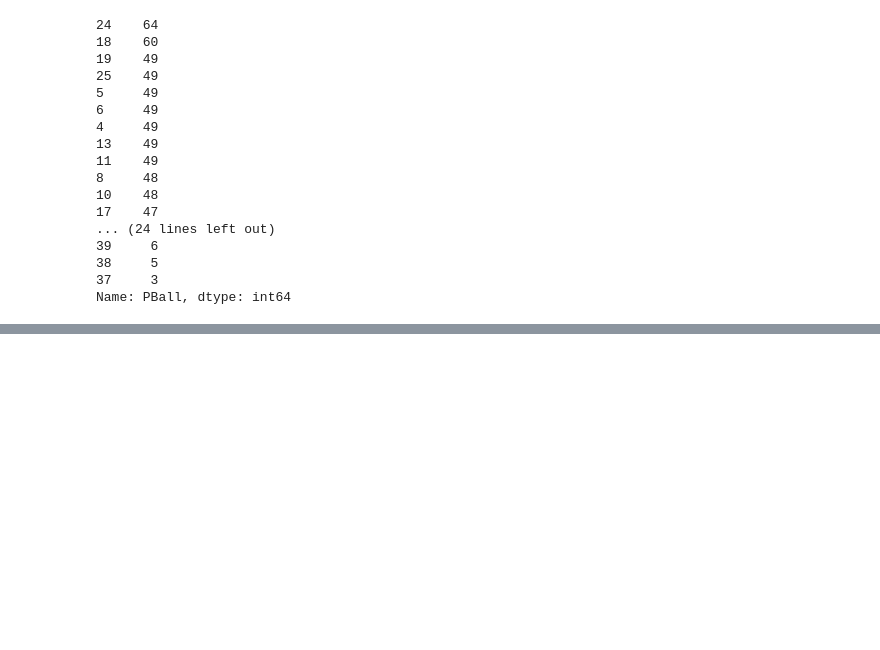
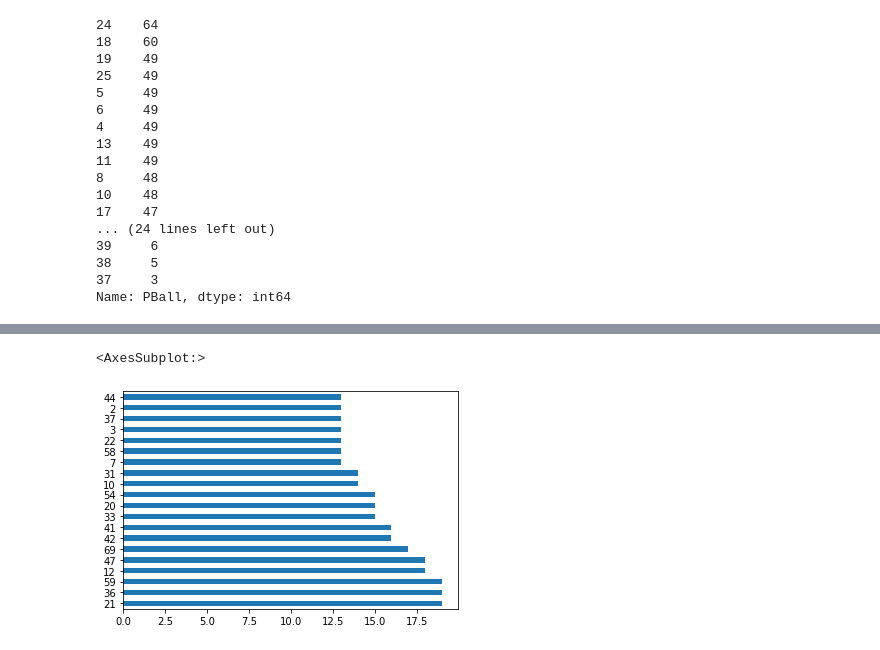
Before and after one commit to dlmitc3/Powerball, a Jupyter notebook: Acquire.ipynb, the cells around one changed output, grey strips where cells are left out. Cells and saved outputs as stored; diff of their text form; code cells hidden in the pictures; blank space fills up the shorter version.

```diff
--- a/Acquire.ipynb
+++ b/Acquire.ipynb
@@ -107,0 +169,6 @@ Name: Date, dtype: datetime64[ns]
+# %%
+# Top 20 b3 who created the most cards
+res['b3'].value_counts()[:20].plot(kind='barh')
+# %% [output]
+<AxesSubplot:>
+[figure, added]
```
Also changed, not shown: parts of 14 cells of this notebook.
